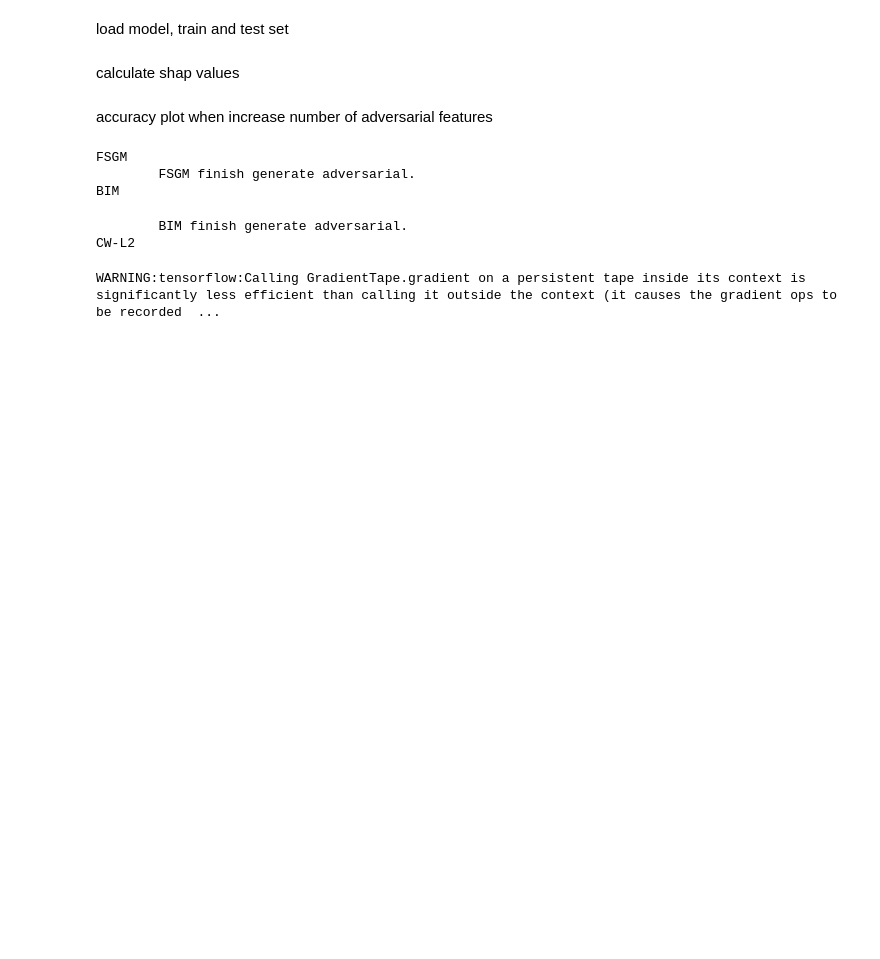
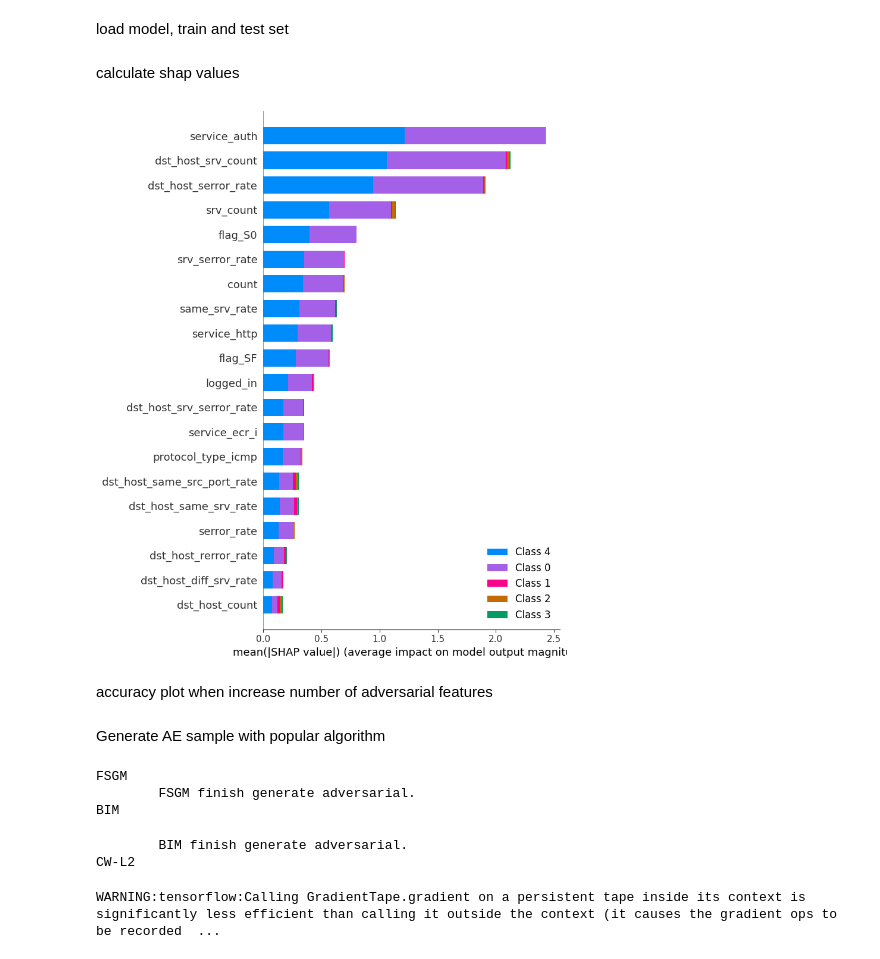
Before and after one commit to zauzooz/DNN_SHAP_AE, a Jupyter notebook: NSL-KDD.ipynb, the cells around one changed output. Drawn from its saved outputs; the diff is of its cells as text; code cells hidden in the pictures; blank space fills up the shorter version.

```diff
--- a/NSL-KDD.ipynb
+++ b/NSL-KDD.ipynb
@@ -230,6 +225,11 @@ y_samples = pd.read_csv("NSL-KDD/samples/y_samples.csv").drop(columns=["Unnamed:
 
 explainer = shap.DeepExplainer(model=dnn, data=background.values)
 shap_vals = explainer.shap_values(samples.values)
+# %%
+import shap
+shap.summary_plot(shap_vals, samples.columns)
+# %% [output]
+[figure, added]
 # %% [markdown]
 accuracy plot when increase number of adversarial features
 # %%
@@ -287,3 +284,5 @@ selected_features = [f for f in shap_importance(full_features, shap_val_of_sampl
+# %% [markdown]
+Generate AE sample with popular algorithm
 # %%
 import pickle as plk
 acc_list = []
```
Also changed, not shown: parts of 22 cells of this notebook, 3 other files.
